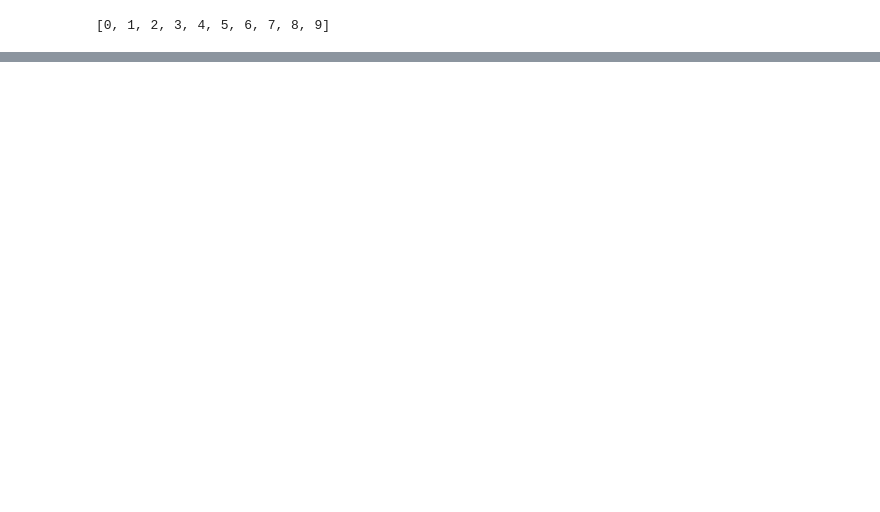
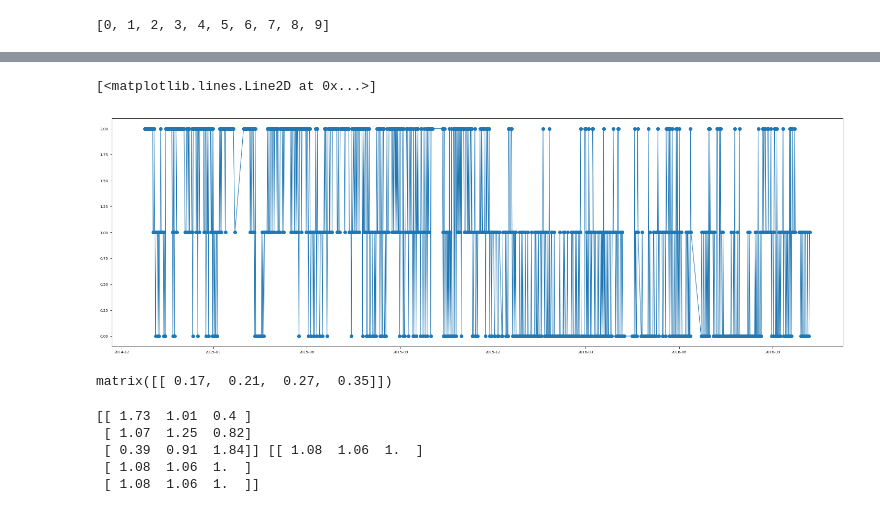
Before and after one commit to sada-narayanappa/Notebooks, a Jupyter notebook: SCHAS/pef/hand-quan.ipynb, the cells around one changed output, grey strips where cells are left out. Saved outputs shown, nothing was run; the diff lists cells and outputs as text; code cells hidden in the pictures; blank space fills up the shorter version.

```diff
--- a/SCHAS/pef/hand-quan.ipynb
+++ b/SCHAS/pef/hand-quan.ipynb
@@ -80,7 +80,7 @@ df1 = df1.set_index(df1.sdttm)
 df1=df1.drop('sdttm', axis=1, errors='ignore')
 
 #s= pd.qcut(df1.pefmax, 10, labels='a1,a2,a3,a4,a5,a6,a7,a8,a9,a10'.split(','))
-nq = 4
+nq = 3
 lnq=list(range(0,nq))
 #s= pd.qcut(df1.pefmax, nq, labels='0,1,2,3,4,5,6,7,8,9'.split(','))
 s= pd.qcut(df1.pefmax, nq, labels=lnq )
@@ -97,8 +97,9 @@ displayDFs (df1, maxrows=3 )
 # %% [output]
 [interactive output not drawn]
 # %%
-m=np.zeros( (nq,nq))
-t = df1['pefcat']
+%run "../../PyUtils/common.ipynb"
+A=np.zeros( (nq,nq))
+t = df1['pefcat'].astype(int)
 
 last = -1;
 for ii,jj in enumerate(t):
@@ -106,9 +107,11 @@ for ii,jj in enumerate(t):
     if ( last < 0 ):
         last = jj
         continue;
-    m[last, jj] = m[last,jj] + 1
+    A[last, jj] = A[last,jj] + 1
     last = jj;
 #    if ( ii < 20):
 #        print (last, ii, jj, m[last, jj])
-m
+A1=A
+A=A1/A1.sum(axis=1)[:, np.newaxis]
+LA.display(A, A1)
 # %% [output]
@@ -118,0 +132,23 @@ array([[ 144.,   94.,   48.,   23.],
+# %%
+plt.figure(figsize=(25, 8))
+plt.plot( df1.index, t, marker='o')
+# %% [output]
+[<matplotlib.lines.Line2D at 0x...>]
+[figure, added]
+# %%
+pi=np.matrix([0.,0.,0.,1.])
+s1=pi*A
+s2=s1*A
+s3=s2*A
+s2
+# %% [output]
+matrix([[ 0.17,  0.21,  0.27,  0.35]])
+# %%
+print(pi*A**1, pi*np.linalg.matrix_power(A,6000) )
+#pi*(A** 2)
+# %% [output]
+[[ 1.73  1.01  0.4 ]
+ [ 1.07  1.25  0.82]
+ [ 0.39  0.91  1.84]] [[ 1.08  1.06  1.  ]
+ [ 1.08  1.06  1.  ]
+ [ 1.08  1.06  1.  ]]
```
Also changed, not shown: parts of 3 cells of this notebook, 3 other files.
